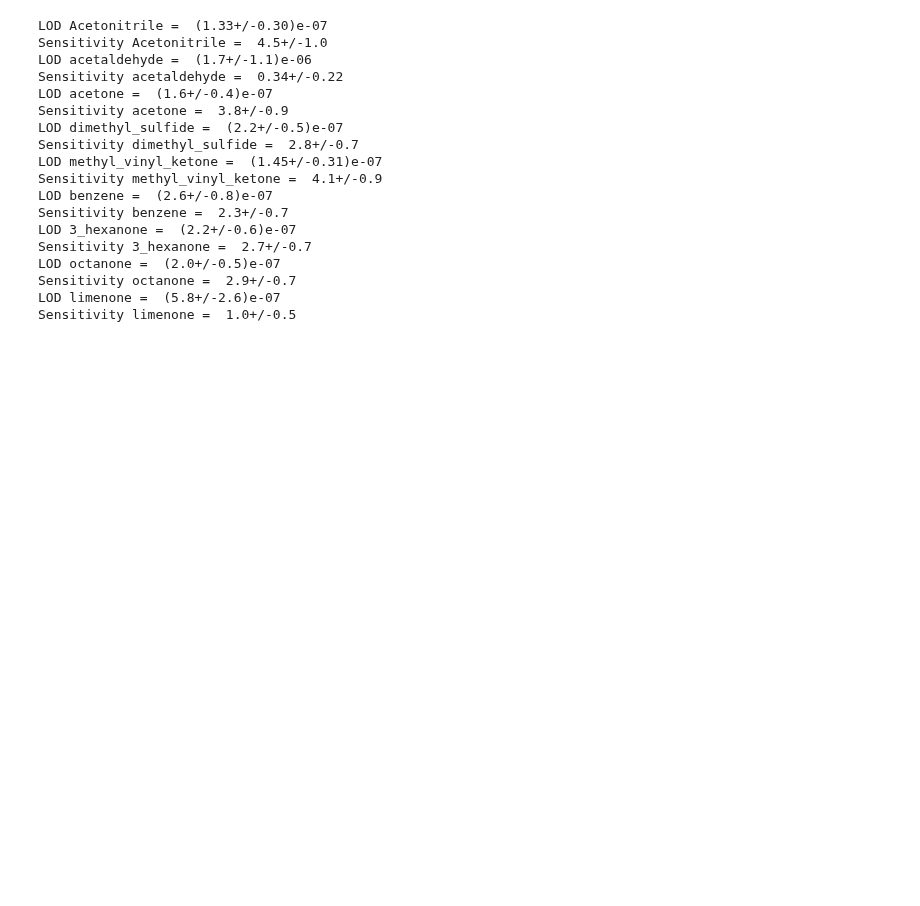
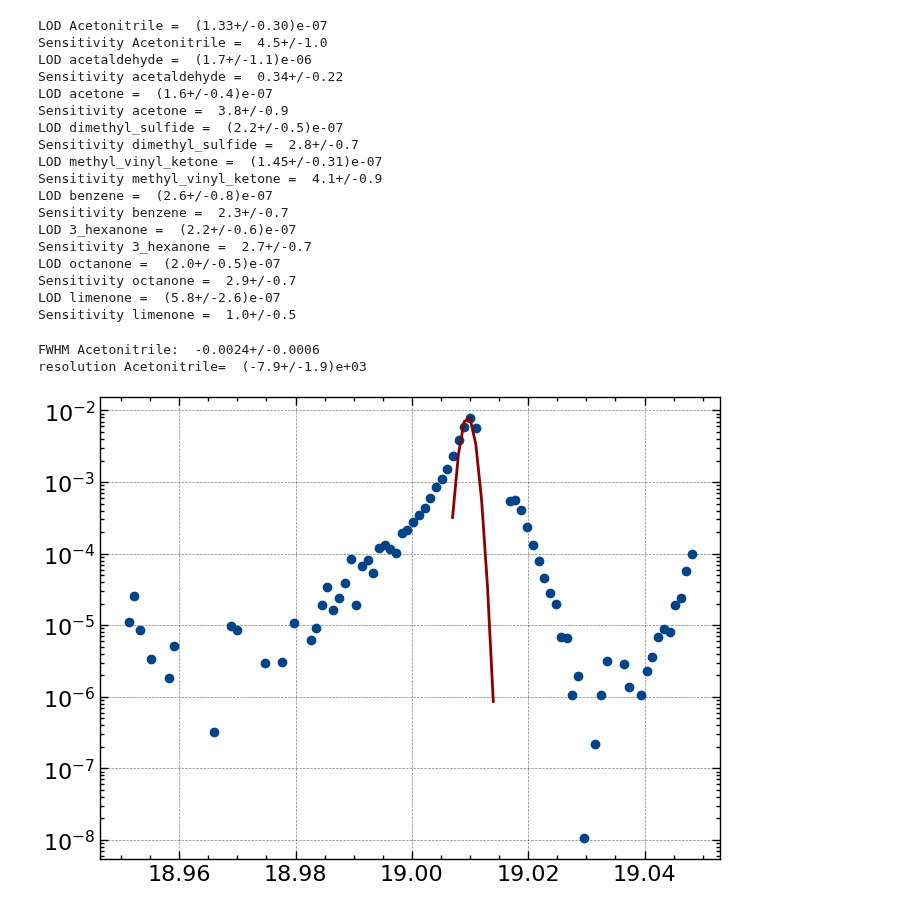
Before and after one commit to KemalOenen/advanced_labcourse, a Jupyter notebook: I002/data_analysis.ipynb, the cells around one changed output. Saved outputs shown, nothing was run; the diff lists cells and outputs as text; code cells hidden in the pictures; blank space fills up the shorter version.

Commit message:
Data and plots for the second exercise

```diff
--- a/I002/data_analysis.ipynb
+++ b/I002/data_analysis.ipynb
@@ -173,3 +174,44 @@ LOD octanone =  (2.0+/-0.5)e-07
 Sensitivity octanone =  2.9+/-0.7
 LOD limenone =  (5.8+/-2.6)e-07
 Sensitivity limenone =  1.0+/-0.5
+# %%
+df=pd.read_csv(".\data_for_Guass_fits.csv")
+#functions for easier fitting
+def get_mass_cps(m, delta):
+    array = np.asarray(df["mass"])
+    index = (np.abs(array - m)).argmin()
+    i1=int(index-delta)
+    i2=int(index+delta)
+    return df["mass"][i1:i2], df["Combined"][i1:i2]
+
+def Gauss_fit(x, sigma, a, b):
+    return (a*np.exp(-0.5*(x-b)**2 / sigma**2))
+
+def calculate_FWHM(sigma):
+    return 2*np.sqrt(2*np.log(2))*sigma
+
+pr=230 #Pa
+p0=101325 #Pa
+k=uncertainties.ufloat(3, 1)*1e-9
+n0=2.5e19
+def reaction_time(s):
+    return 1
+# %%
+#primary ions
+primary_ions=pd.read_csv(".\data_primary_ions.csv")
+mass, cps=get_mass_cps(19, 50)
+plt.yscale("log")
+plt.scatter(mass, cps)
+#TODO: find max and implement in code for calculation of reaction time
+
+popt, pcov=curve_fit(Gauss_fit, mass, cps, p0=[0.007, 1000, 19.01])
+#popt, pcov=curve_fit(Gauss_fit, mass, cps, sigma=np.sqrt(cps), p0=[1, 100, 42.1], absolute_sigma=True)
+plt.plot(np.arange(19.007, 19.015, 0.001), Gauss_fit(np.arange(19.007, 19.015, 0.001), popt[0], popt[1], popt[2]), color="darkred")
+sigma=uncertainties.ufloat(popt[0], np.sqrt(pcov[0][0]))
+print("FWHM Acetonitrile: ", calculate_FWHM(sigma))
+mass_molecule=uncertainties.ufloat(popt[2], np.sqrt(pcov[2][2]))
+print("resolution Acetonitrile= ", mass_molecule/calculate_FWHM(sigma))
+# %% [output]
+FWHM Acetonitrile:  -0.0024+/-0.0006
+resolution Acetonitrile=  (-7.9+/-1.9)e+03
+[figure, added]
```
Also changed, not shown: parts of 11 cells of this notebook, 2 other files.
